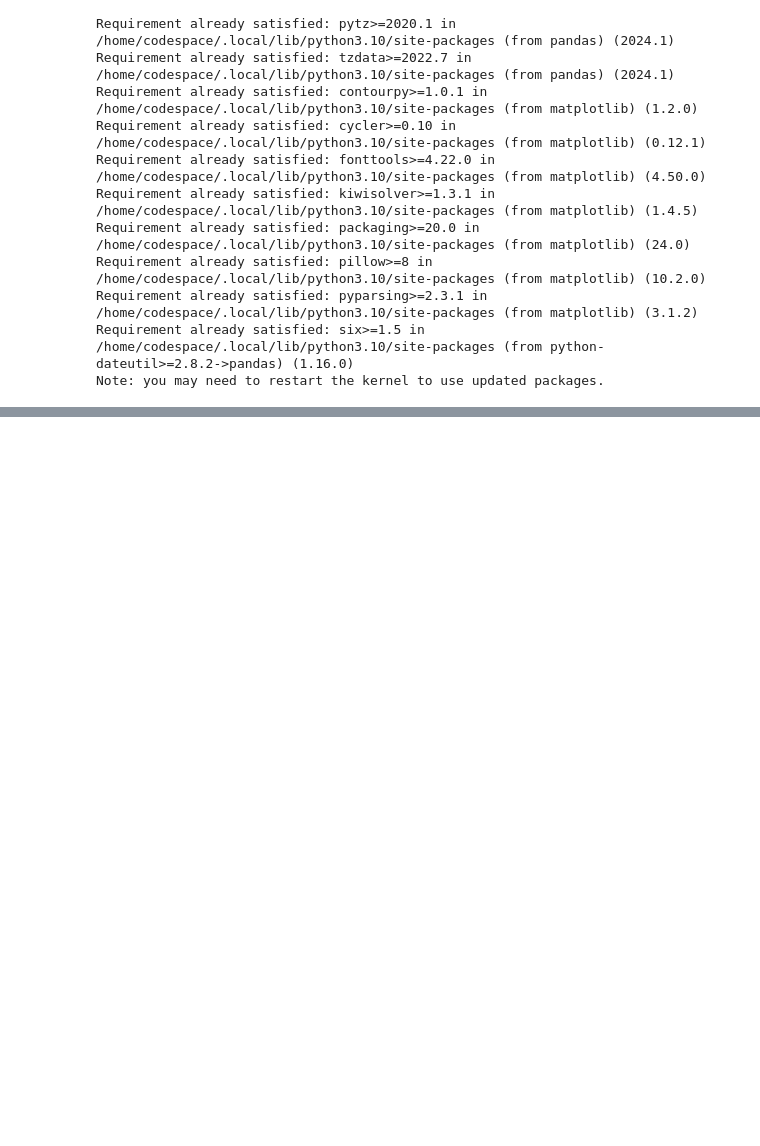
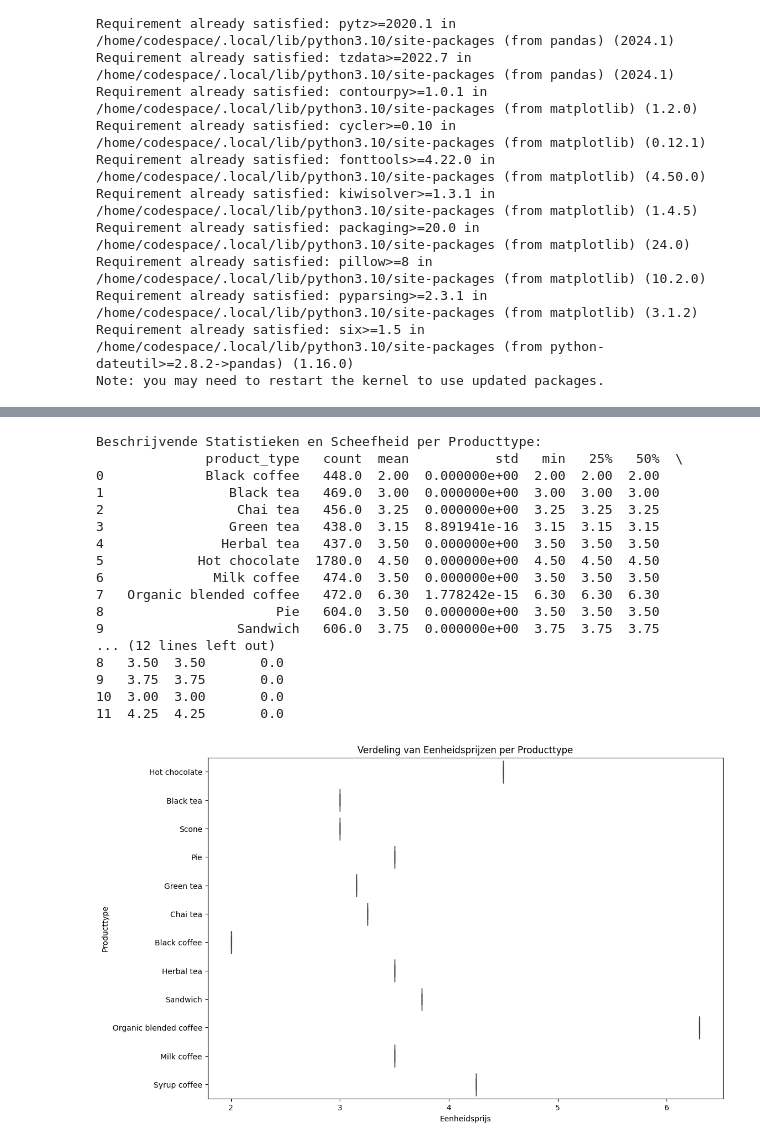
Before and after one commit to marielle1999/-Mathematics-and-Statistics-in-Python, a Jupyter notebook: sales revenue improvement.ipynb, the cells around one changed output, grey strips where cells are left out. Drawn from its saved outputs; the diff is of its cells as text; code cells hidden in the pictures; blank space fills up the shorter version.

```diff
--- a/sales revenue improvement.ipynb
+++ b/sales revenue improvement.ipynb
@@ -30,7 +30,7 @@ def load_and_clean_data(filepath):
 
 def main():
     # Pad naar je dataset
-    filepath = 'pad_naar_je_dataset.csv'
+    filepath = 'https://raw.githubusercontent.com/marielle1999/-Mathematics-and-Statistics-in-Python/main/dataset_1659397.csv'
 
     # Data laden en schoonmaken
     data = load_and_clean_data(filepath)
@@ -44,0 +86,58 @@ FileNotFoundError: [Errno 2] No such file or directory: 'pad_naar_je_dataset.csv
+# %%
+import pandas as pd
+import matplotlib.pyplot as plt
+import seaborn as sns
+
+def analyze_unit_price_variation(data):
+    # Beschrijvende statistieken per producttype
+    descriptive_stats = data.groupby('product_type')['unit_price'].describe()
+
+    # Scheefheid per producttype
+    skewness = data.groupby('product_type')['unit_price'].skew().reset_index(name='Skewness')
+
+    # Combineer beschrijvende statistieken en scheefheid
+    combined_stats = descriptive_stats.merge(skewness, on='product_type')
+
+    print("Beschrijvende Statistieken en Scheefheid per Producttype:")
+    print(combined_stats)
+
+    # Visualisatie met boxplot
+    plt.figure(figsize=(12, 8))
+    sns.boxplot(x='unit_price', y='product_type', data=data)
+    plt.title('Verdeling van Eenheidsprijzen per Producttype')
+    plt.xlabel('Eenheidsprijs')
+    plt.ylabel('Producttype')
+    plt.show()
+
+def main():
+    # Pad naar je dataset
+    filepath = 'https://raw.githubusercontent.com/marielle1999/-Mathematics-and-Statistics-in-Python/main/dataset_1659397.csv'
+
+    # Data laden en schoonmaken
+    data = pd.read_csv(filepath)
+    cleaned_data = data.dropna()
+
+    # Analyseer de variatie in eenheidsprijs
+    analyze_unit_price_variation(cleaned_data)
+
+if __name__ == "__main__":
+    main()
+# %% [output]
+Beschrijvende Statistieken en Scheefheid per Producttype:
+              product_type   count  mean           std   min   25%   50%  \
+0             Black coffee   448.0  2.00  0.000000e+00  2.00  2.00  2.00
+1                Black tea   469.0  3.00  0.000000e+00  3.00  3.00  3.00
+2                 Chai tea   456.0  3.25  0.000000e+00  3.25  3.25  3.25
+3                Green tea   438.0  3.15  8.891941e-16  3.15  3.15  3.15
+4               Herbal tea   437.0  3.50  0.000000e+00  3.50  3.50  3.50
+5            Hot chocolate  1780.0  4.50  0.000000e+00  4.50  4.50  4.50
+6              Milk coffee   474.0  3.50  0.000000e+00  3.50  3.50  3.50
+7   Organic blended coffee   472.0  6.30  1.778242e-15  6.30  6.30  6.30
+8                      Pie   604.0  3.50  0.000000e+00  3.50  3.50  3.50
+9                 Sandwich   606.0  3.75  0.000000e+00  3.75  3.75  3.75
+... (12 lines left out)
+8   3.50  3.50       0.0
+9   3.75  3.75       0.0
+10  3.00  3.00       0.0
+11  4.25  4.25       0.0
+[figure, added]
```
Also changed, not shown: parts of 5 cells of this notebook.
